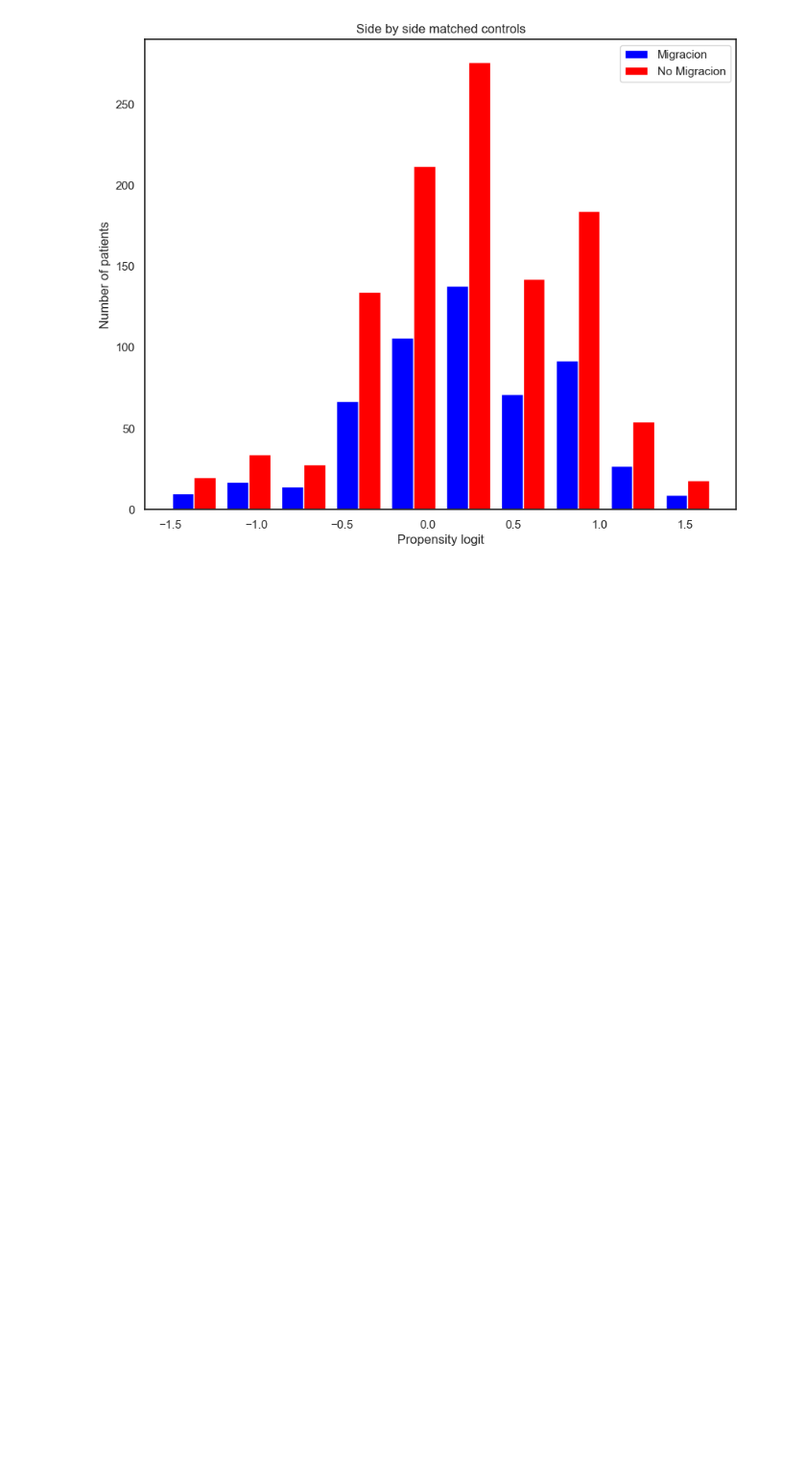
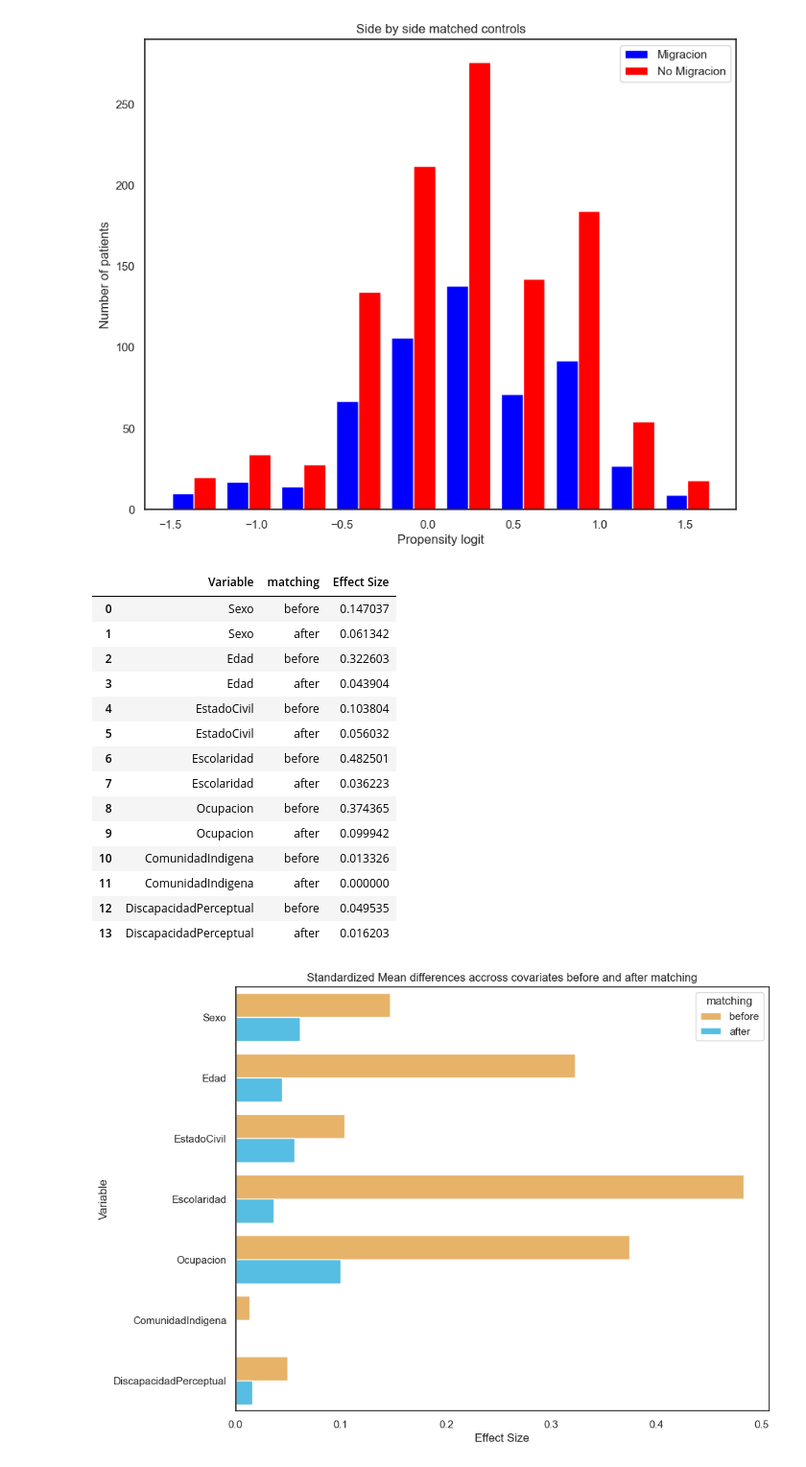
Before and after one commit to Francisc0GP/propensity-score, a Jupyter notebook: propensity.ipynb, the cells around one changed output. Shown at 96% size. Saved outputs shown, nothing was run; the diff lists cells and outputs as text; code cells hidden in the pictures; blank space fills up the shorter version.

```diff
--- a/propensity.ipynb
+++ b/propensity.ipynb
@@ -146,6 +146,26 @@ psm.matched_ids
 | 550 | 399796 | 325005 | 317382 |
 551 rows × 3 columns
 [figure]
+# %%
+psm.effect_size_plot(title='Standardized Mean differences accross covariates before and after matching', before_color='#FCB754', after_color='#3EC8FB', save=True)
+psm.effect_size
+# %% [output]
+|  | Variable | matching | Effect Size |
+| 0 | Sexo | before | 0.147037 |
+| 1 | Sexo | after | 0.061342 |
+| 2 | Edad | before | 0.322603 |
+| 3 | Edad | after | 0.043904 |
+| 4 | EstadoCivil | before | 0.103804 |
+| 5 | EstadoCivil | after | 0.056032 |
+| 6 | Escolaridad | before | 0.482501 |
+| 7 | Escolaridad | after | 0.036223 |
+| 8 | Ocupacion | before | 0.374365 |
+| 9 | Ocupacion | after | 0.099942 |
+| 10 | ComunidadIndigena | before | 0.013326 |
+| 11 | ComunidadIndigena | after | 0.000000 |
+| 12 | DiscapacidadPerceptual | before | 0.049535 |
+| 13 | DiscapacidadPerceptual | after | 0.016203 |
+[figure, added]
 # %%
 def gen_newdf (df_matched_ids, df_dataset):
     """
```
Also changed, not shown: parts of 4 cells of this notebook, 6 other files.
